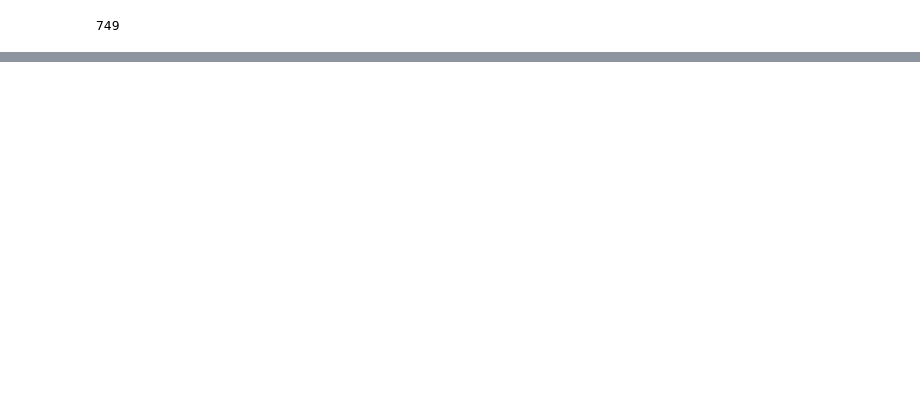
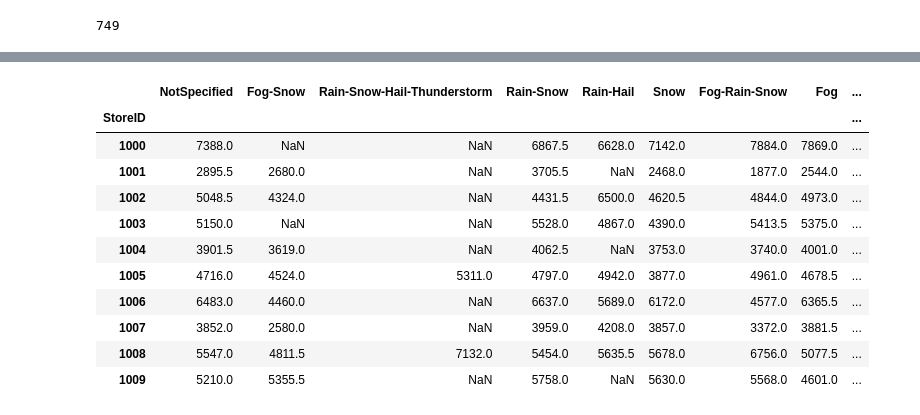
Before and after one commit to Trik17/DMTM_2018, a Jupyter notebook: Polimi Competition/EventAnalysis.ipynb, the cells around one changed output, grey strips where cells are left out. Drawn from its saved outputs; the diff is of its cells as text; code cells hidden in the pictures; blank space fills up the shorter version.

```diff
--- a/Polimi Competition/EventAnalysis.ipynb
+++ b/Polimi Competition/EventAnalysis.ipynb
@@ -104,0 +84,13 @@ sales.describe()
+# %%
+#Info on sales when no Events are reported
+
+no_event_sales = sales[sales['Events'] == 'NotSpecified']
+no_event_sales = no_event_sales[['StoreID', 'NumberOfSales']]
+
+no_event_sales = no_event_sales.pivot_table(index='StoreID', values='NumberOfSales', aggfunc={np.median})
+
+names = no_event_sales.columns.tolist()
+names[names.index('median')] = 'NotSpecified'
+no_event_sales.columns = names
+
+no_event_sales[:10]
@@ -104,0 +110,35 @@ sales.describe()
+# %%
+#Ordering events by frequency
+count = collections.Counter(sales['Events'])
+event_list = sorted(sales['Events'], key=count.get, reverse=True)
+
+event_set = set(event_list)
+temp = {"NotSpecified"}
+event_set = event_set.difference(temp)
+all_event_sales = no_event_sales
+
+for event in event_set:
+    event_sales = sales[sales['Events'] == event]
+    event_sales = event_sales[['StoreID', 'NumberOfSales']]
+    event_sales = event_sales.pivot_table(index='StoreID', values='NumberOfSales', aggfunc=np.median)
+
+    all_event_sales = pd.concat([all_event_sales, event_sales], axis = 1)
+
+    names = all_event_sales.columns.tolist()
+    names[names.index('NumberOfSales')] = event
+    all_event_sales.columns = names
+
+all_event_sales[:10]
+# %% [output]
+|  | NotSpecified | Fog-Snow | Rain-Snow-Hail-Thunderstorm | Rain-Snow | Rain-Hail | Snow | Fog-Rain-Snow | Fog | ... |
+| StoreID |  |  |  |  |  |  |  |  | ... |
+| 1000 | 7388.0 | NaN | NaN | 6867.5 | 6628.0 | 7142.0 | 7884.0 | 7869.0 | ... |
+| 1001 | 2895.5 | 2680.0 | NaN | 3705.5 | NaN | 2468.0 | 1877.0 | 2544.0 | ... |
+| 1002 | 5048.5 | 4324.0 | NaN | 4431.5 | 6500.0 | 4620.5 | 4844.0 | 4973.0 | ... |
+| 1003 | 5150.0 | NaN | NaN | 5528.0 | 4867.0 | 4390.0 | 5413.5 | 5375.0 | ... |
+| 1004 | 3901.5 | 3619.0 | NaN | 4062.5 | NaN | 3753.0 | 3740.0 | 4001.0 | ... |
+| 1005 | 4716.0 | 4524.0 | 5311.0 | 4797.0 | 4942.0 | 3877.0 | 4961.0 | 4678.5 | ... |
+| 1006 | 6483.0 | 4460.0 | NaN | 6637.0 | 5689.0 | 6172.0 | 4577.0 | 6365.5 | ... |
+| 1007 | 3852.0 | 2580.0 | NaN | 3959.0 | 4208.0 | 3857.0 | 3372.0 | 3881.5 | ... |
+| 1008 | 5547.0 | 4811.5 | 7132.0 | 5454.0 | 5635.5 | 5678.0 | 6756.0 | 5077.5 | ... |
+| 1009 | 5210.0 | 5355.5 | NaN | 5758.0 | NaN | 5630.0 | 5568.0 | 4601.0 | ... |
```
Also changed, not shown: parts of 8 cells of this notebook.
